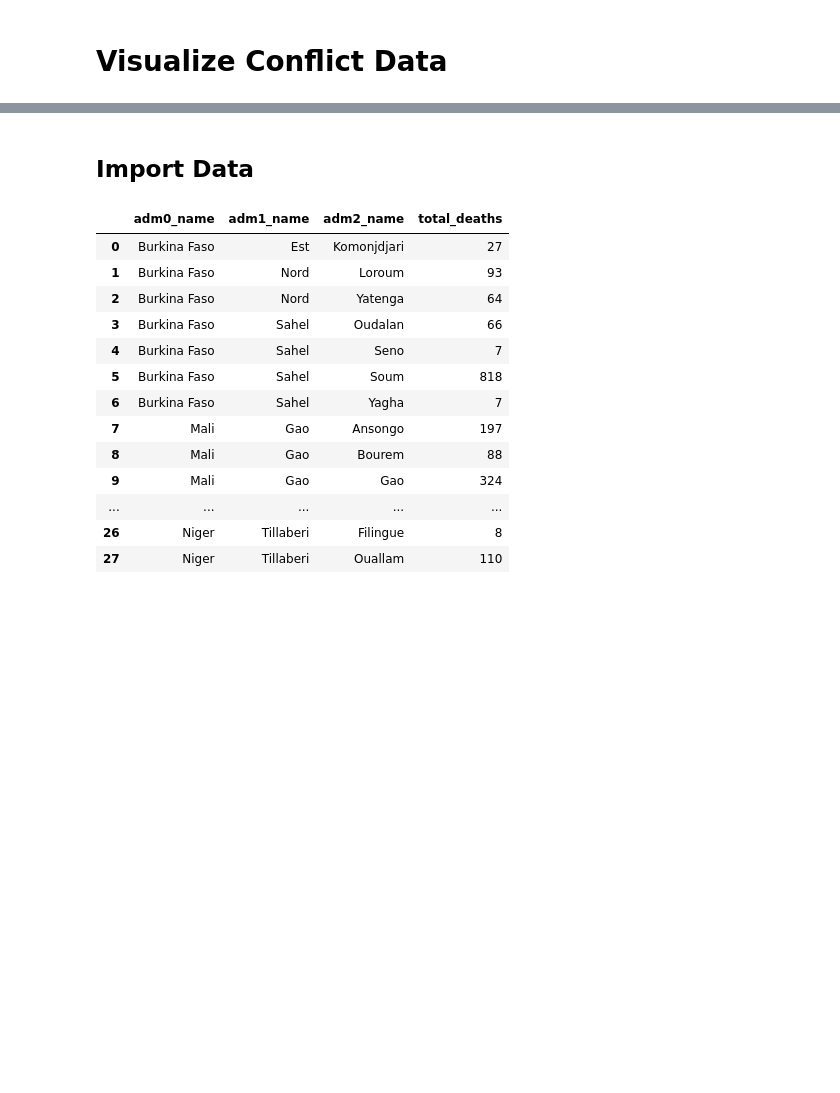
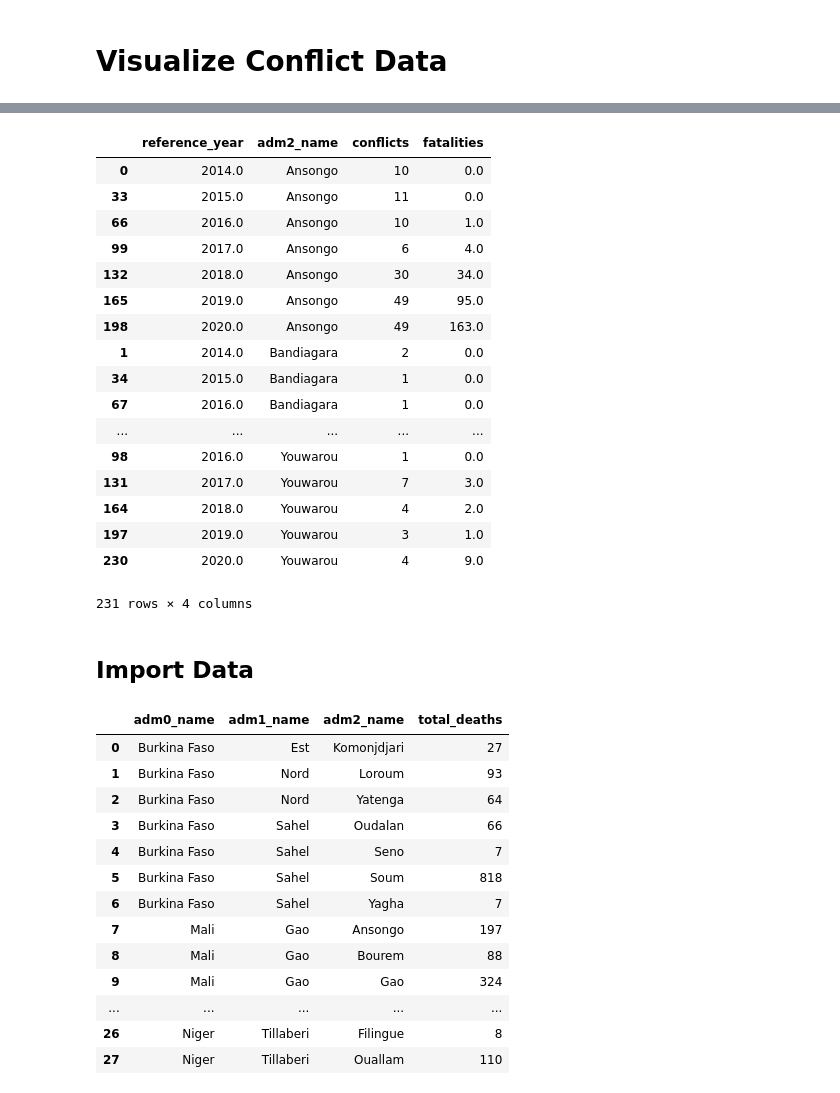
Before and after one commit to alegalli/conflictSahel, a Jupyter notebook: visualization/conflict.ipynb, the cells around one changed output, grey strips where cells are left out. Saved outputs shown, nothing was run; the diff lists cells and outputs as text; code cells hidden in the pictures; blank space fills up the shorter version.

```diff
--- a/visualization/conflict.ipynb
+++ b/visualization/conflict.ipynb
@@ -73,3 +72,5 @@ pd.DataFrame({'ad' : confb.groupby(['adm0_name','adm1_name','adm2_name','adm3_na
 |  |  |  | Dolbel | 0 |
 |  |  |  | Sinder | 0000520 |
 |  |  |  | Tillaberi | 01 |
+# %%
+numb = pd.read_csv('../data/Conflict Data/conflict_numb.csv')
@@ -76,3 +98,24 @@ pd.DataFrame({'ad' : confb.groupby(['adm0_name','adm1_name','adm2_name','adm3_na
+# %%
+numb.sort_values(by=['adm2_name','reference_year'],ascending=True)
+# %% [output]
+|  | reference_year | adm2_name | conflicts | fatalities |
+| 0 | 2014.0 | Ansongo | 10 | 0.0 |
+| 33 | 2015.0 | Ansongo | 11 | 0.0 |
+| 66 | 2016.0 | Ansongo | 10 | 1.0 |
+| 99 | 2017.0 | Ansongo | 6 | 4.0 |
+| 132 | 2018.0 | Ansongo | 30 | 34.0 |
+| 165 | 2019.0 | Ansongo | 49 | 95.0 |
+| 198 | 2020.0 | Ansongo | 49 | 163.0 |
+| 1 | 2014.0 | Bandiagara | 2 | 0.0 |
+| 34 | 2015.0 | Bandiagara | 1 | 0.0 |
+| 67 | 2016.0 | Bandiagara | 1 | 0.0 |
+| ... | ... | ... | ... | ... |
+| 98 | 2016.0 | Youwarou | 1 | 0.0 |
+| 131 | 2017.0 | Youwarou | 7 | 3.0 |
+| 164 | 2018.0 | Youwarou | 4 | 2.0 |
+| 197 | 2019.0 | Youwarou | 3 | 1.0 |
+| 230 | 2020.0 | Youwarou | 4 | 9.0 |
+231 rows × 4 columns
 # %% [markdown]
 ## Import Data
 # %%
```
Also changed, not shown: parts of 2 cells of this notebook, 3 other files.
